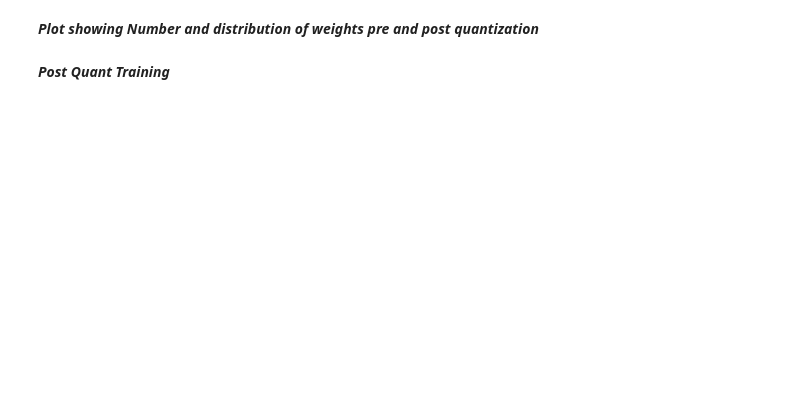
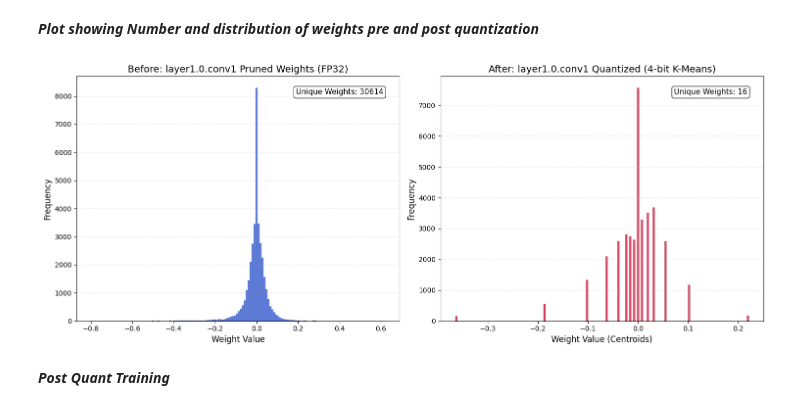
Before and after one commit to a-kelly0/ECE556-Final-Project, a Jupyter notebook: training_scripts/produce_cnn_updated.ipynb, the cells around one changed output. Drawn from its saved outputs; the diff is of its cells as text; code cells hidden in the pictures; blank space fills up the shorter version.

Commit message:
new dataset and good results

```diff
--- a/training_scripts/produce_cnn_updated.ipynb
+++ b/training_scripts/produce_cnn_updated.ipynb
@@ -64,10 +67,8 @@ Path to dataset files: /home/arberube/.cache/kagglehub/datasets/sunnyagarwal4274
 # %%
 #Load the Dataset
 
-#train_dataset = datasets.ImageFolder(root=path+"/huggingface/Train")
-#val_dataset = datasets.ImageFolder(root=path+"/huggingface/val")
-#train_dataset = datasets.ImageFolder(root=path+"/hf_selected_ingredients")
-#val_dataset = datasets.ImageFolder(root=path+"/hf_selected_ingredients")
+train_dataset = datasets.ImageFolder(root=path+"/cooking-ingredients-dataset/train")
+val_dataset = datasets.ImageFolder(root=path+"/cooking-ingredients-dataset/val")
 
 #Save ingredients labels
 ingredients = train_dataset.classes              #list of class names in index order
@@ -445,7 +580,7 @@ quantized_weights = modules_dict[layer_name].weight.data.cpu().numpy().flatten()
 # Create FP32 baseline
 original_model = models.resnet18()
 num_ftrs = original_model.fc.in_features
-original_model.fc = nn.Linear(num_ftrs, 51)
+original_model.fc = nn.Linear(num_ftrs, class_number)
 
 # Load the baseline pruned weights
 original_model.load_state_dict(torch.load("resnet18_pruned.pth", weights_only=True))
@@ -459,33 +594,35 @@ plt.figure(figsize=(15, 6))
 # Subplot 1: Original FP32 Distribution
 plt.subplot(1, 2, 1)
 plt.hist(original_weights, bins=150, color='royalblue', alpha=0.8, edgecolor='black', linewidth=0.2)
 plt.title(f'Before: {layer_name} Pruned Weights (FP32)', fontsize=14)
 plt.xlabel('Weight Value', fontsize=12)
 plt.ylabel('Frequency', fontsize=12)
 plt.grid(axis='y', alpha=0.3, linestyle='--')
 
 #  Unique Weights count for FP32
 orig_unique = len(np.unique(original_weights))
 plt.text(0.95, 0.95, f"Unique Weights: {orig_unique}", transform=plt.gca().transAxes,
          fontsize=11, verticalalignment='top', horizontalalignment='right',
          bbox=dict(boxstyle='round', facecolor='white', alpha=0.8))
 
 # Subplot 2: Quantized Distribution
 plt.subplot(1, 2, 2)
 plt.hist(quantized_weights, bins=150, color='crimson', alpha=0.8, edgecolor='black', linewidth=0.2)
 plt.title(f'After: {layer_name} Quantized (4-bit K-Means)', fontsize=14)
 plt.xlabel('Weight Value (Centroids)', fontsize=12)
 plt.ylabel('Frequency', fontsize=12)
 plt.grid(axis='y', alpha=0.3, linestyle='--')
 
 #  Unique Weights count for Quantized
 quant_unique = len(np.unique(quantized_weights))
 plt.text(0.95, 0.95, f"Unique Weights: {quant_unique}", transform=plt.gca().transAxes,
          fontsize=11, verticalalignment='top', horizontalalignment='right',
          bbox=dict(boxstyle='round', facecolor='white', alpha=0.8))
 
 plt.tight_layout()
 plt.show()
+# %% [output]
+[figure, added]
 # %% [markdown]
 ***Post Quant Training***
 # %%
```
Also changed, not shown: parts of 15 cells of this notebook, 12 other files.
